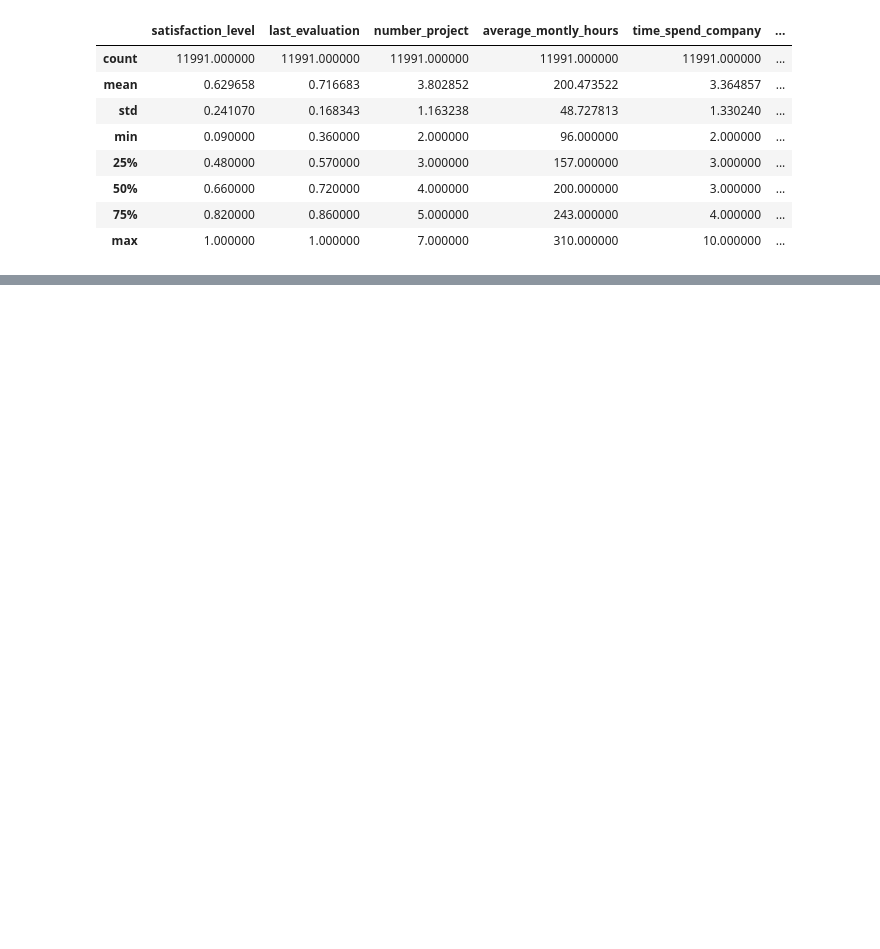
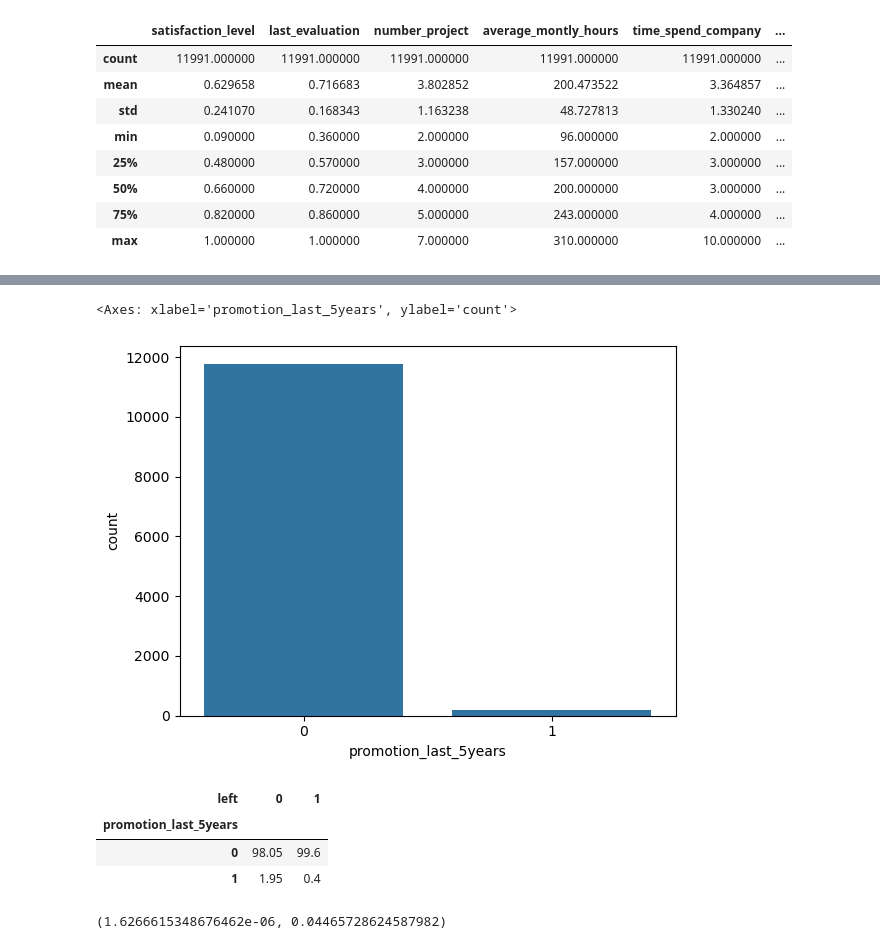
Before and after one commit to LOA395/how_to_prevent_employee_burnout, a Jupyter notebook: main.ipynb, the cells around one changed output, grey strips where cells are left out. Saved outputs shown, nothing was run; the diff lists cells and outputs as text; code cells hidden in the pictures; blank space fills up the shorter version.

```diff
--- a/main.ipynb
+++ b/main.ipynb
@@ -150,0 +250,23 @@ data.corr()
+# %%
+# Visualize the promotion column
+sns.countplot(x='promotion_last_5years', data=data)
+# %% [output]
+<Axes: xlabel='promotion_last_5years', ylabel='count'>
+[figure, added]
+# %%
+# Analyze the relationship between 'left' and 'promotion_last_5years'
+crosstab_promotion = pd.crosstab(data['promotion_last_5years'], data['left'])
+promotion_rate = (crosstab_promotion.div(crosstab_promotion.sum(axis=0)) * 100).round(2)
+promotion_rate
+# %% [output]
+| left | 0 | 1 |
+| promotion_last_5years |  |  |
+| 0 | 98.05 | 99.6 |
+| 1 | 1.95 | 0.4 |
+# %%
+chi2, p, dof, ex = chi2_contingency(crosstab_promotion)
+cramer = association(crosstab_promotion, method="cramer")
+
+p,cramer
+# %% [output]
+(1.6266615348676462e-06, 0.04465728624587982)
```
Also changed, not shown: parts of 34 cells of this notebook.
